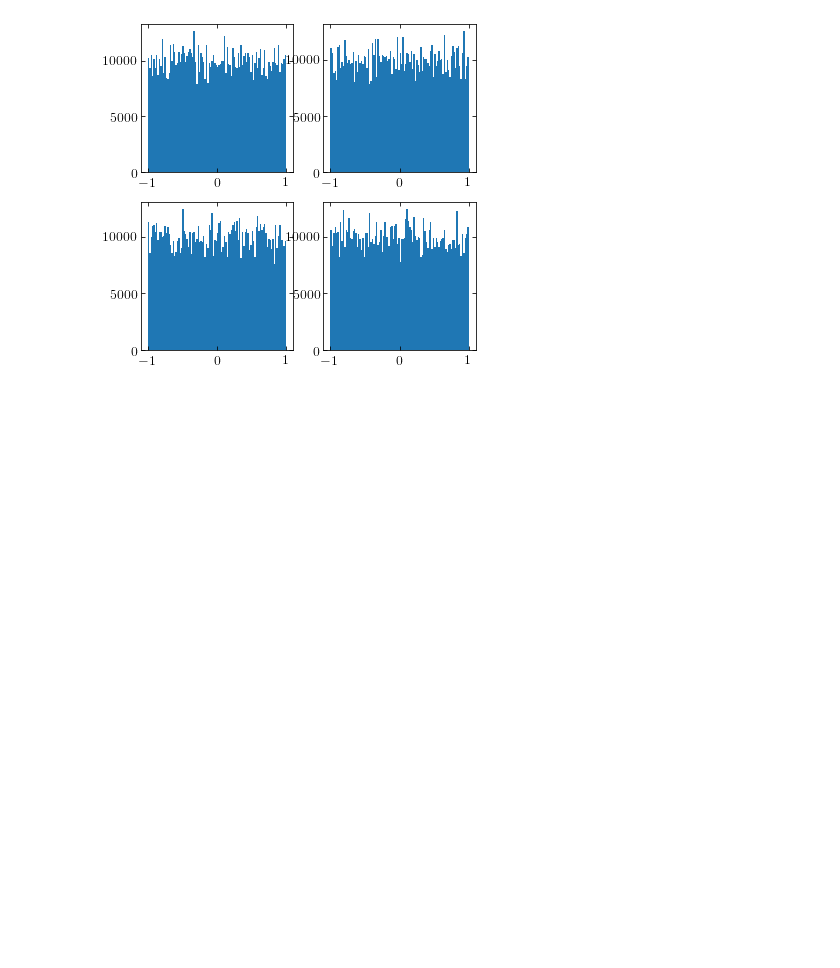
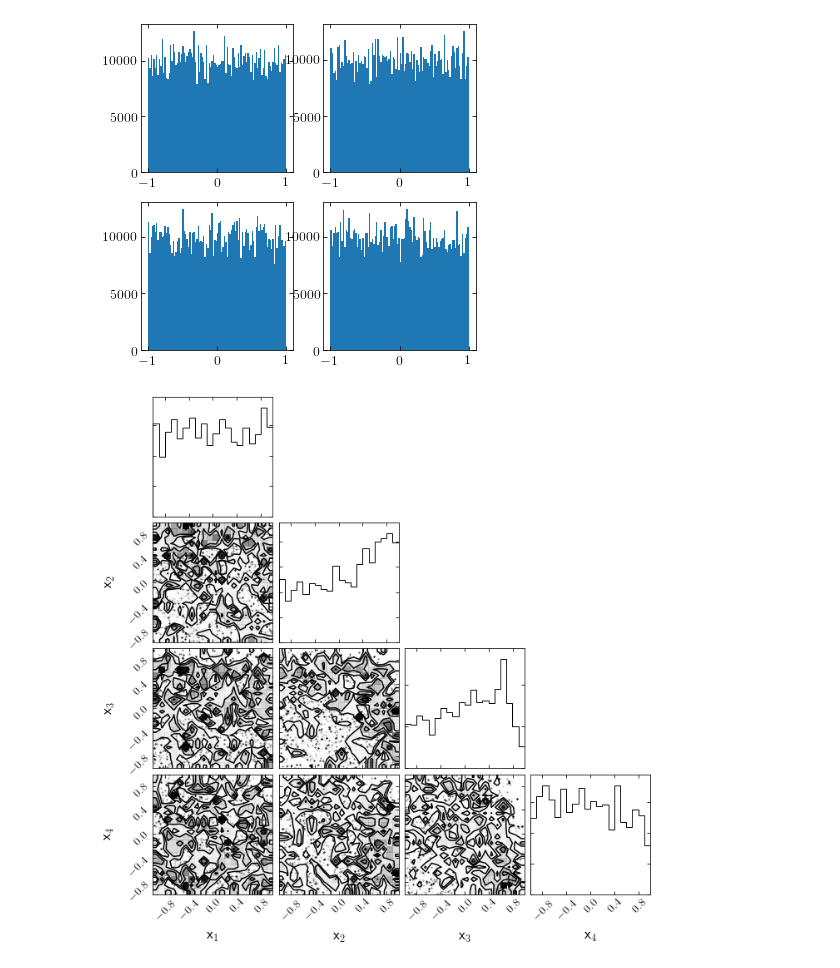
Before and after one commit to nbanik/Analyze_GD-1, a Jupyter notebook: ABC.ipynb, the cells around one changed output. Drawn from its saved outputs; the diff is of its cells as text; code cells hidden in the pictures; blank space fills up the shorter version.

Commit message:
add corner plot

```diff
--- a/ABC.ipynb
+++ b/ABC.ipynb
@@ -1015,3 +1015,10 @@ plt.hist(x44,bins='scott')
 plt.show()
 # %% [output]
 [figure]
+# %%
+import corner
+
+data1 = np.array([accepted_x1,accepted_x2,accepted_x3,accepted_x4]).transpose()
+figure = corner.corner(data1,labels=[r'x$_{1}$',r'x$_{2}$',r'x$_{3}$',r'x$_{4}$'])
+# %% [output]
+[figure, added]
```
